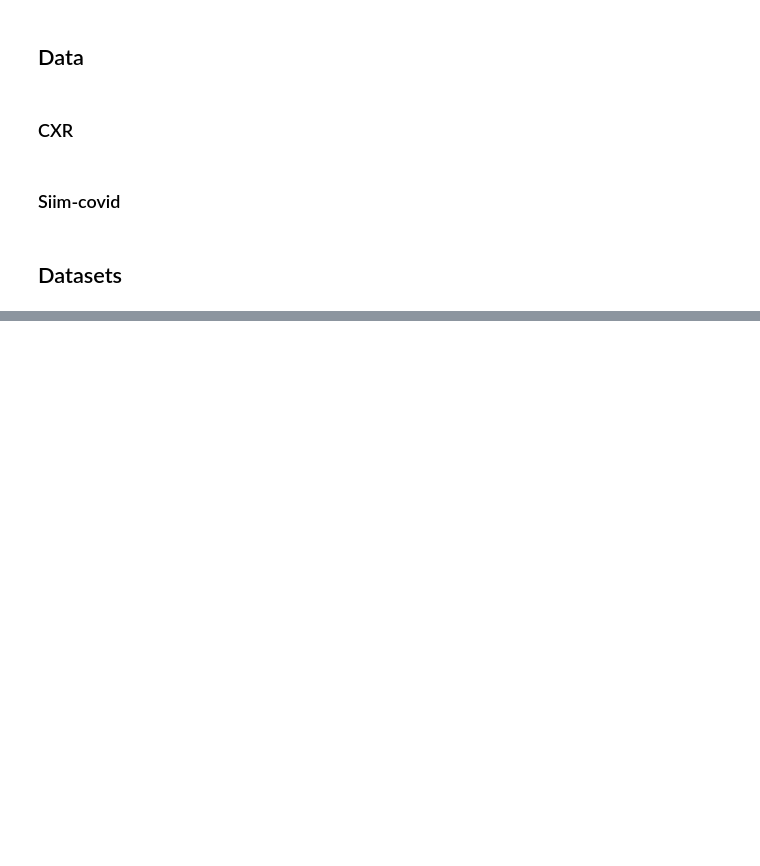
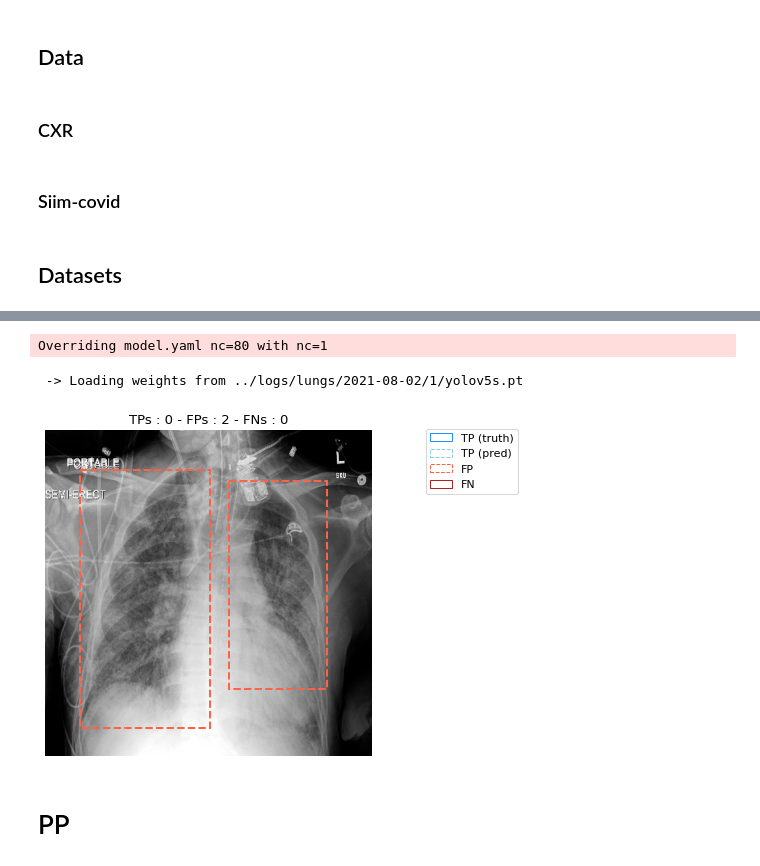
Before and after one commit to TheoViel/kaggle_siim_covid, a Jupyter notebook: notebooks/Lungs.ipynb, the cells around one changed output, grey strips where cells are left out. Drawn from its saved outputs; the diff is of its cells as text; code cells hidden in the pictures; blank space fills up the shorter version.

Commit message:
lung model

```diff
--- a/notebooks/Lungs.ipynb
+++ b/notebooks/Lungs.ipynb
@@ -273,0 +300,34 @@ meter = train(Config, boxes_dic_cxr, boxes_dic_siim, log_folder=log_folder);
+# %%
+model = define_model(
+    config
+).to(config.device)
+model.zero_grad()
+
+model.eval()
+
+model.conf_thresh = 0.001
+
+model = load_model_weights(model, weights[0])
+# %% [output]
+Overriding model.yaml nc=80 with nc=1
+ -> Loading weights from ../logs/lungs/2021-08-02/1/yolov5s.pt
+# %%
+TRAIN = False
+
+if TRAIN:
+    img_paths = glob.glob('../input/train_512/*.png')
+else:
+    img_paths = glob.glob('../input/test_512/*.png')
+# %%
+transforms = get_transfos_lung(augment=False, mean=model.mean, std=model.std, bbox_format=config.bbox_format)
+dataset = InferenceDataset(img_paths, transforms)
+# %%
+meter = predict(model, dataset, config)
+# %%
+indices = [4, 98, 285, 395, 508, 835, 1142, 2033, 2851, 2905, 2927, 3089, 3365, 3378, 3675, 3910, 3928, 4102, 4236, 5045, 5064, 5197, 5489, 5949]
+indices = [835, 2905, 3089, 3675]
+indices = None
+# %%
+meter.plot(indices=indices)
+# %% [output]
+[figure, added]
@@ -273,0 +353,2 @@ meter = train(Config, boxes_dic_cxr, boxes_dic_siim, log_folder=log_folder);
+# %% [markdown]
+# PP
```
Also changed, not shown: parts of 15 cells of this notebook, 13 other files.
